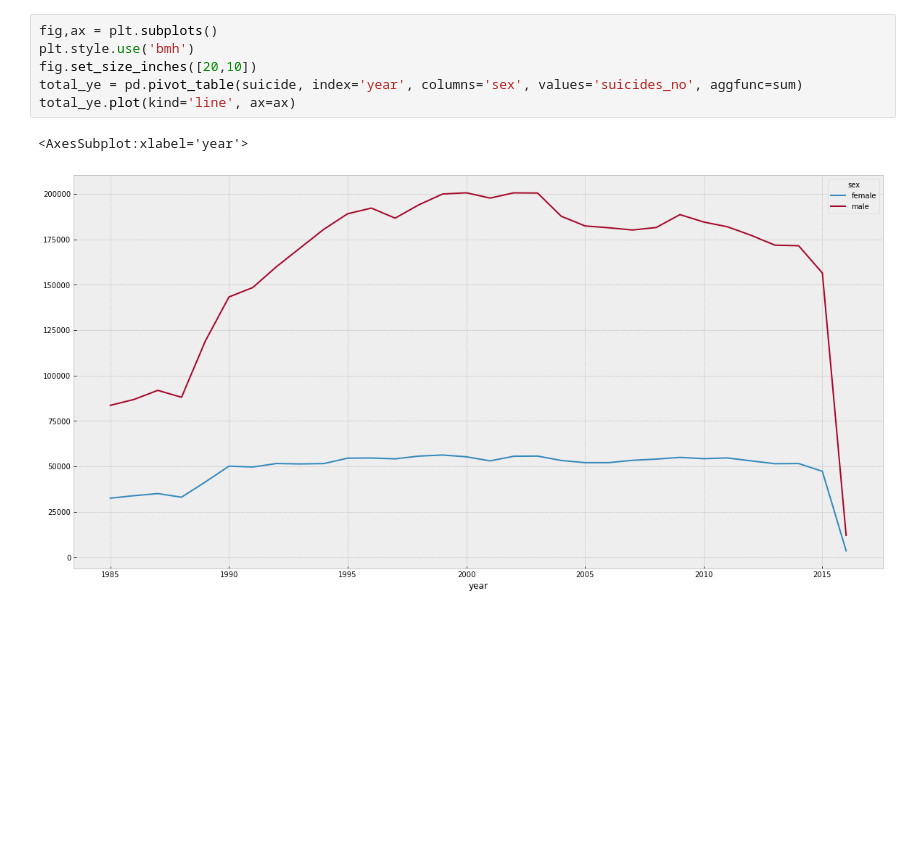
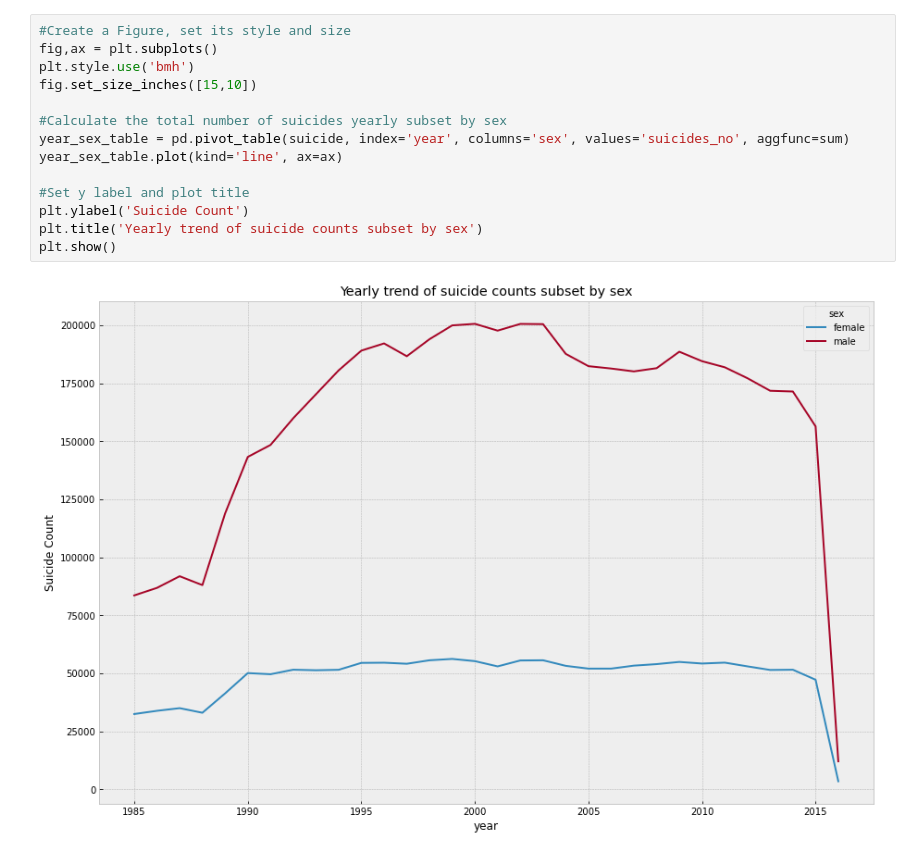
Before and after one commit to Anzaksen/Suicide_rates_1985_to_2016, a Jupyter notebook: Exploration_of_suicide_rates.ipynb, the cells around one changed output. Saved outputs shown, nothing was run; the diff lists cells and outputs as text; blank space fills up the shorter version.

```diff
--- a/Exploration_of_suicide_rates.ipynb
+++ b/Exploration_of_suicide_rates.ipynb
@@ -156,9 +179,16 @@ total_yea.plot(kind='line', ax=ax)
-# %%
-fig,ax = plt.subplots()
-plt.style.use('bmh')
-fig.set_size_inches([20,10])
-total_ye = pd.pivot_table(suicide, index='year', columns='sex', values='suicides_no', aggfunc=sum)
-total_ye.plot(kind='line', ax=ax)
-# %% [output]
-<AxesSubplot:xlabel='year'>
-[figure, removed]
+# %%
+#Create a Figure, set its style and size
+fig,ax = plt.subplots()
+plt.style.use('bmh')
+fig.set_size_inches([15,10])
+
+#Calculate the total number of suicides yearly subset by sex
+year_sex_table = pd.pivot_table(suicide, index='year', columns='sex', values='suicides_no', aggfunc=sum)
+year_sex_table.plot(kind='line', ax=ax)
+
+#Set y label and plot title
+plt.ylabel('Suicide Count')
+plt.title('Yearly trend of suicide counts subset by sex')
+plt.show()
+# %% [output]
+[figure, added]
```
Also changed, not shown: parts of 17 cells of this notebook.
